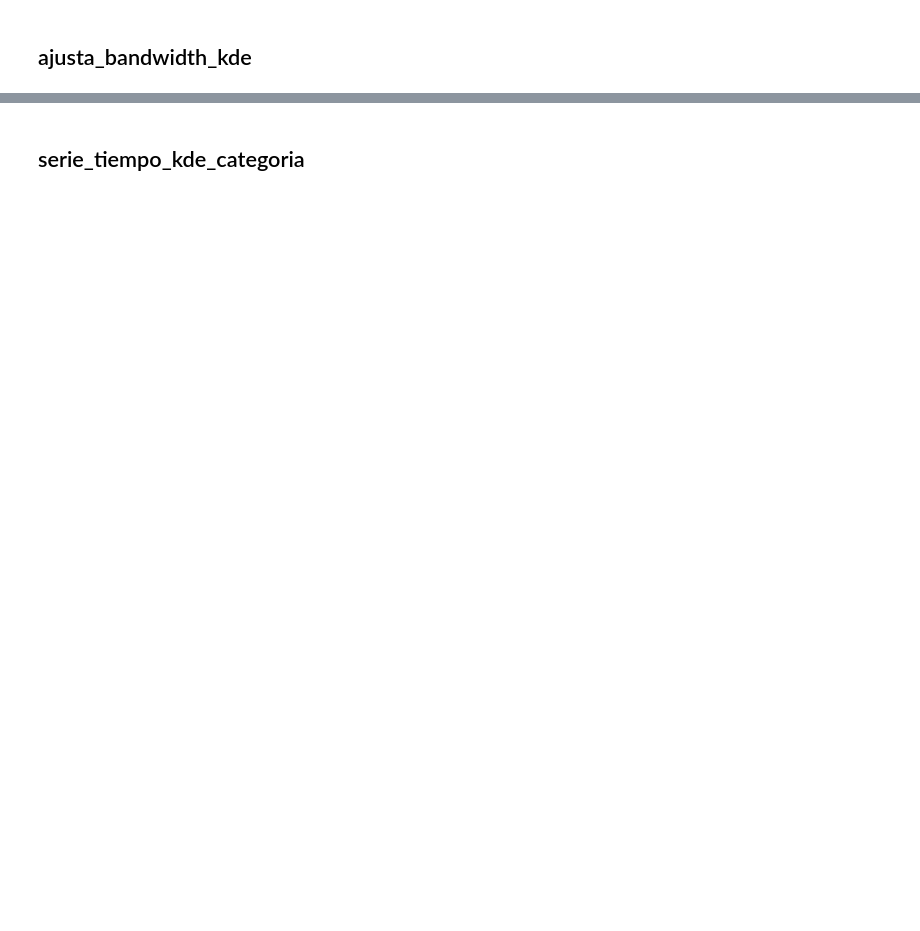
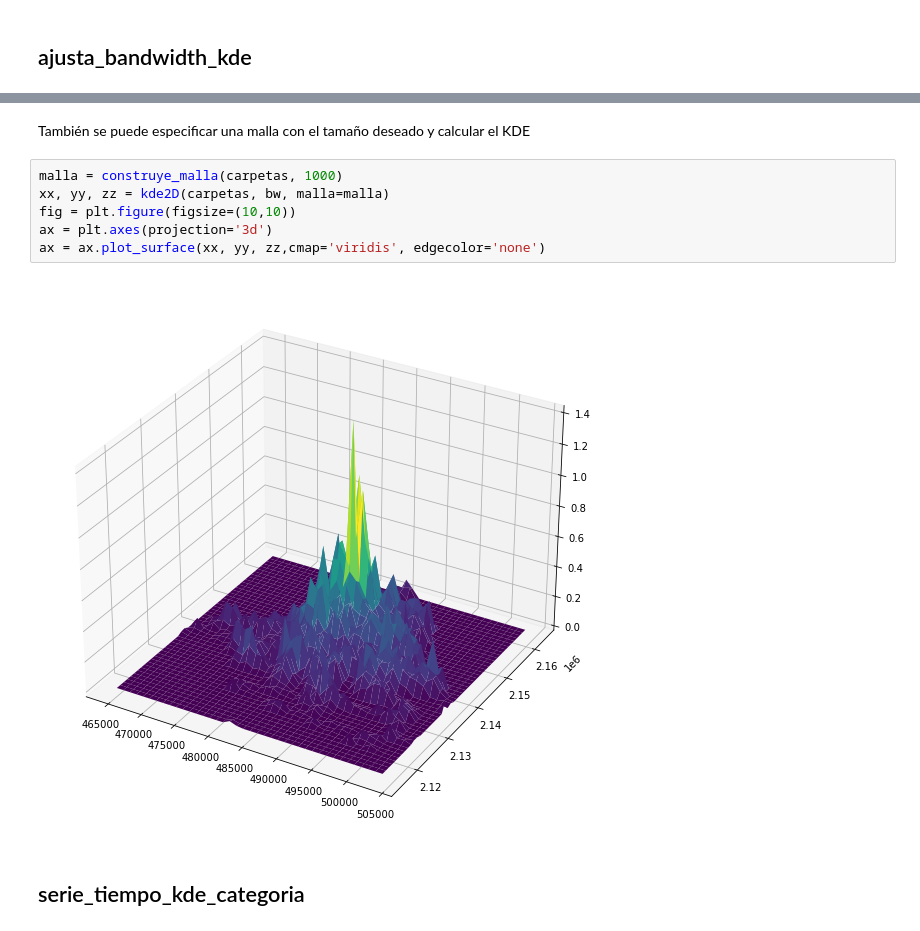
Before and after one commit to CentroGeo/criminologia_cdmx, a Jupyter notebook: 01_patrones_espacio_temporales.ipynb, the cells around one changed output, grey strips where cells are left out. Drawn from its saved outputs; the diff is of its cells as text; blank space fills up the shorter version.

```diff
--- a/01_patrones_espacio_temporales.ipynb
+++ b/01_patrones_espacio_temporales.ipynb
@@ -91,3 +139,13 @@ ax.plot_surface(xx, yy, zz,cmap='viridis', edgecolor='none')
+# %% [markdown]
+También se puede especificar una malla con el tamaño deseado y calcular el KDE
+# %%
+malla = construye_malla(carpetas, 1000)
+xx, yy, zz = kde2D(carpetas, bw, malla=malla)
+fig = plt.figure(figsize=(10,10))
+ax = plt.axes(projection='3d')
+ax = ax.plot_surface(xx, yy, zz,cmap='viridis', edgecolor='none')
+# %% [output]
+[figure, added]
 # %% [markdown]
 ## serie_tiempo_kde_categoria
 # %%
```
Also changed, not shown: parts of 23 cells of this notebook, 3 other files.
